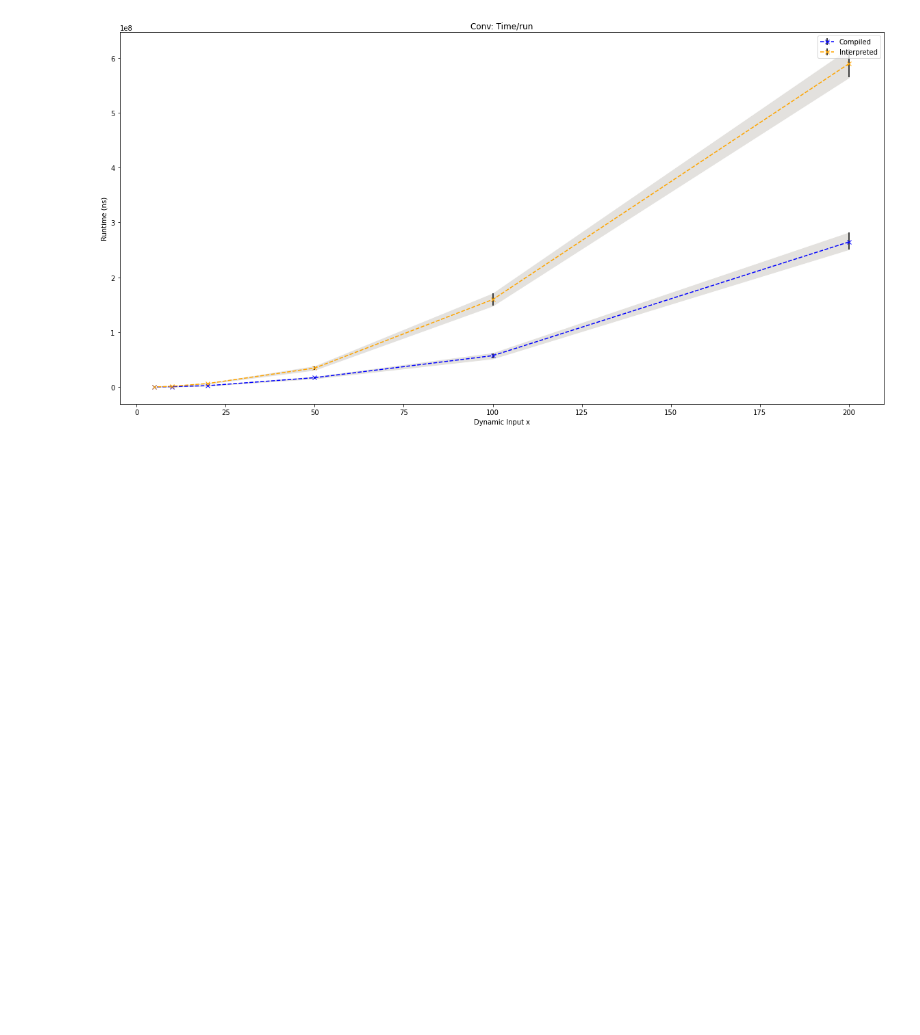
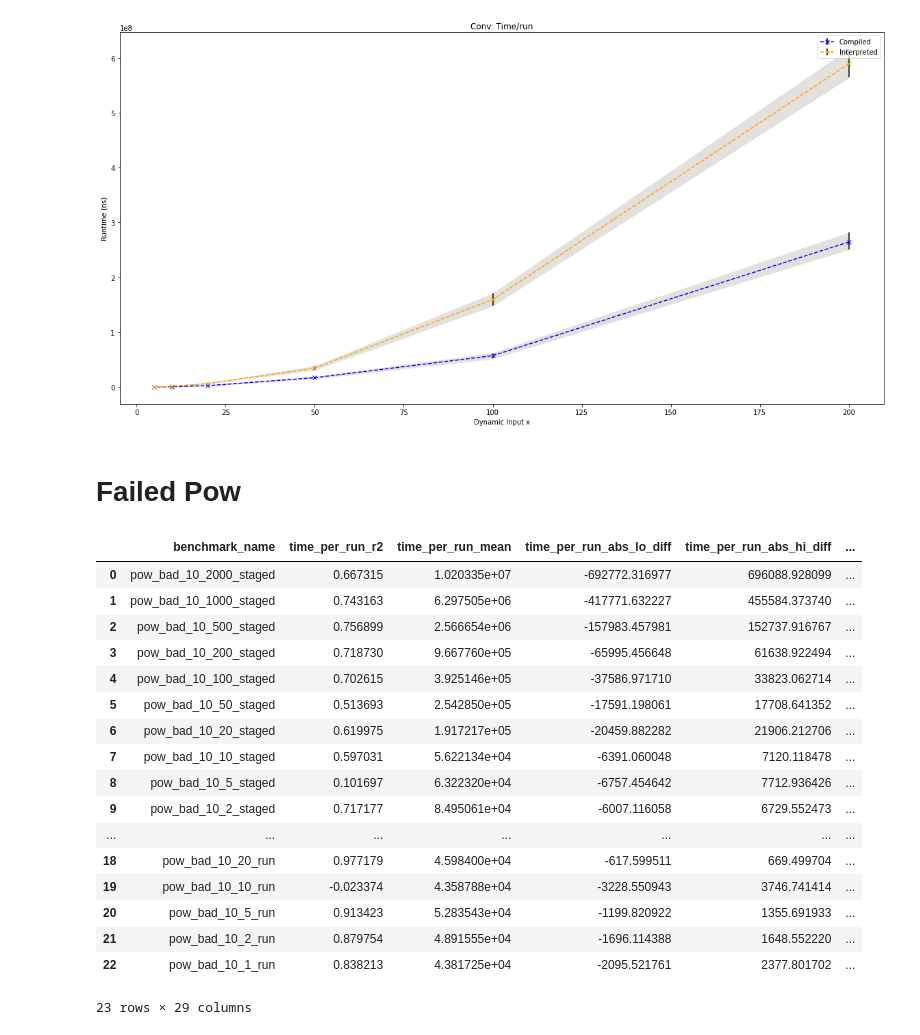
Before and after one commit to theo-chengkai-wang/lys_language, a Jupyter notebook: notebooks/2023_4_29_Eval.ipynb, the cells around one changed output. Cells and saved outputs as stored; diff of their text form; code cells hidden in the pictures; blank space fills up the shorter version.

```diff
--- a/notebooks/2023_4_29_Eval.ipynb
+++ b/notebooks/2023_4_29_Eval.ipynb
@@ -194,3 +197,5 @@ axs.set_title("Conv: Time/run")
 # %% [output]
 Text(0.5, 1.0, 'Conv: Time/run')
 [figure]
+# %% [markdown]
+# Failed Pow
@@ -196,0 +204,21 @@ Text(0.5, 1.0, 'Conv: Time/run')
+# %%
+df_pb
+# %% [output]
+|  | benchmark_name | time_per_run_r2 | time_per_run_mean | time_per_run_abs_lo_diff | time_per_run_abs_hi_diff | ... |
+| 0 | pow_bad_10_2000_staged | 0.667315 | 1.020335e+07 | -692772.316977 | 696088.928099 | ... |
+| 1 | pow_bad_10_1000_staged | 0.743163 | 6.297505e+06 | -417771.632227 | 455584.373740 | ... |
+| 2 | pow_bad_10_500_staged | 0.756899 | 2.566654e+06 | -157983.457981 | 152737.916767 | ... |
+| 3 | pow_bad_10_200_staged | 0.718730 | 9.667760e+05 | -65995.456648 | 61638.922494 | ... |
+| 4 | pow_bad_10_100_staged | 0.702615 | 3.925146e+05 | -37586.971710 | 33823.062714 | ... |
+| 5 | pow_bad_10_50_staged | 0.513693 | 2.542850e+05 | -17591.198061 | 17708.641352 | ... |
+| 6 | pow_bad_10_20_staged | 0.619975 | 1.917217e+05 | -20459.882282 | 21906.212706 | ... |
+| 7 | pow_bad_10_10_staged | 0.597031 | 5.622134e+04 | -6391.060048 | 7120.118478 | ... |
+| 8 | pow_bad_10_5_staged | 0.101697 | 6.322320e+04 | -6757.454642 | 7712.936426 | ... |
+| 9 | pow_bad_10_2_staged | 0.717177 | 8.495061e+04 | -6007.116058 | 6729.552473 | ... |
+| ... | ... | ... | ... | ... | ... | ... |
+| 18 | pow_bad_10_20_run | 0.977179 | 4.598400e+04 | -617.599511 | 669.499704 | ... |
+| 19 | pow_bad_10_10_run | -0.023374 | 4.358788e+04 | -3228.550943 | 3746.741414 | ... |
+| 20 | pow_bad_10_5_run | 0.913423 | 5.283543e+04 | -1199.820922 | 1355.691933 | ... |
+| 21 | pow_bad_10_2_run | 0.879754 | 4.891555e+04 | -1696.114388 | 1648.552220 | ... |
+| 22 | pow_bad_10_1_run | 0.838213 | 4.381725e+04 | -2095.521761 | 2377.801702 | ... |
+23 rows × 29 columns
```
Also changed, not shown: parts of 6 cells of this notebook, 2 other files.
